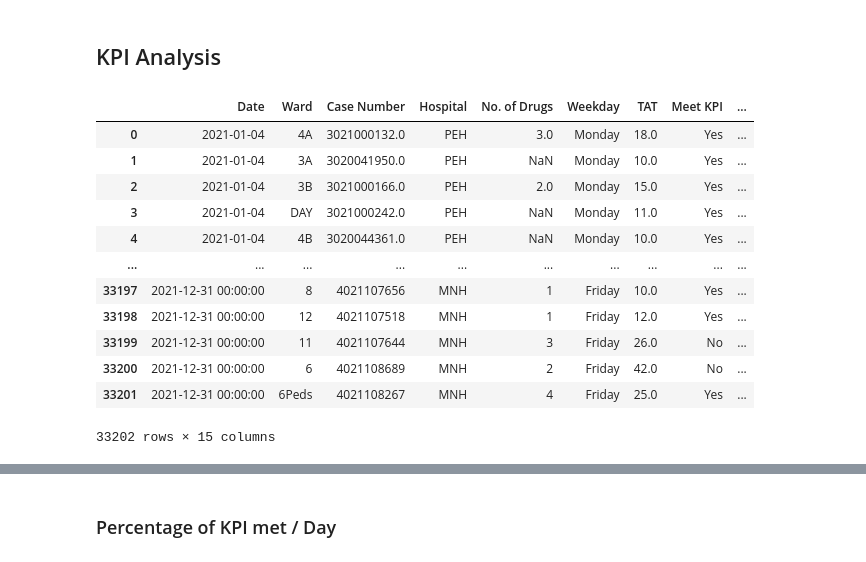
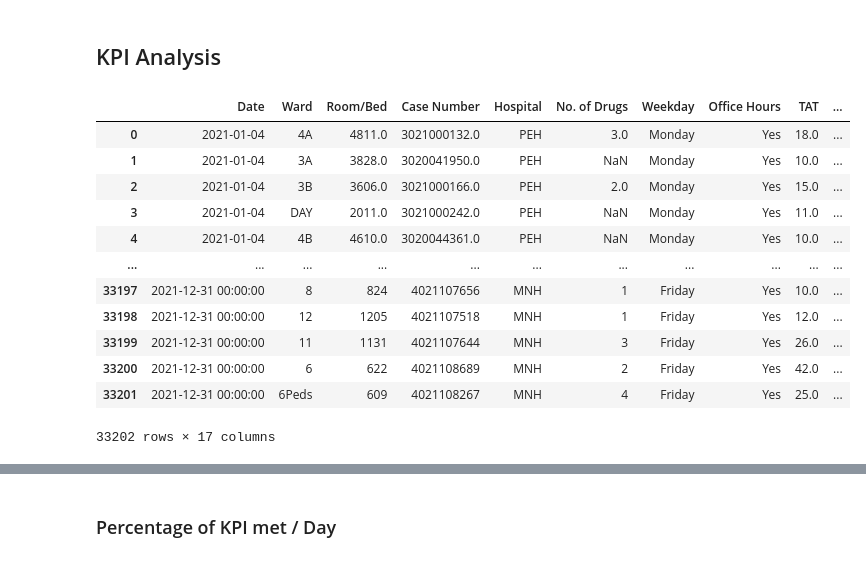
Before and after one commit to RoystonCXW/IS447---Smart-Healthcare, a Jupyter notebook: IS447/System/Code/Pharmacy Dept/Pharmacy_Dept_KPI_Not_Met.ipynb, the cells around one changed output, grey strips where cells are left out. Cells and saved outputs as stored; diff of their text form; code cells hidden in the pictures.

```diff
--- a/IS447/System/Code/Pharmacy Dept/Pharmacy_Dept_KPI_Not_Met.ipynb
+++ b/IS447/System/Code/Pharmacy Dept/Pharmacy_Dept_KPI_Not_Met.ipynb
@@ -40,22 +40,22 @@ memory usage: 12.2+ MB
 ## KPI Analysis
 # %%
 #Extract those that needed only
-df_kpi = df[['Date', 'Ward', 'Case Number', 'Hospital', 'No. of Drugs', 'Weekday', 'TAT', 'Meet KPI', 'Time Taken (Received to Checked)', 'Time Taken (Checked to Dispensed)', 'Avg Time Taken / Day (Received to Checked)', 'Avg Time Taken / Day (Checked to Dispensed)', 'Avg Time Taken / Month (Received to Checked)', 'Avg Time Taken / Month (Checked to Dispensed)', 'Process Time Issue']]
+df_kpi = df[['Date', 'Ward', 'Room/Bed', 'Case Number', 'Hospital', 'No. of Drugs', 'Weekday', 'Office Hours', 'TAT', 'Meet KPI', 'Process Time Issue', 'Time Taken (Received to Checked)', 'Time Taken (Checked to Dispensed)', 'Avg Time Taken / Day (Received to Checked)', 'Avg Time Taken / Day (Checked to Dispensed)', 'Avg Time Taken / Month (Received to Checked)', 'Avg Time Taken / Month (Checked to Dispensed)']]
 df_kpi
 # %% [output]
-|  | Date | Ward | Case Number | Hospital | No. of Drugs | Weekday | TAT | Meet KPI | ... |
-| 0 | 2021-01-04 | 4A | 3021000132.0 | PEH | 3.0 | Monday | 18.0 | Yes | ... |
-| 1 | 2021-01-04 | 3A | 3020041950.0 | PEH | NaN | Monday | 10.0 | Yes | ... |
-| 2 | 2021-01-04 | 3B | 3021000166.0 | PEH | 2.0 | Monday | 15.0 | Yes | ... |
-| 3 | 2021-01-04 | DAY | 3021000242.0 | PEH | NaN | Monday | 11.0 | Yes | ... |
-| 4 | 2021-01-04 | 4B | 3020044361.0 | PEH | NaN | Monday | 10.0 | Yes | ... |
-| ... | ... | ... | ... | ... | ... | ... | ... | ... | ... |
-| 33197 | 2021-12-31 00:00:00 | 8 | 4021107656 | MNH | 1 | Friday | 10.0 | Yes | ... |
-| 33198 | 2021-12-31 00:00:00 | 12 | 4021107518 | MNH | 1 | Friday | 12.0 | Yes | ... |
-| 33199 | 2021-12-31 00:00:00 | 11 | 4021107644 | MNH | 3 | Friday | 26.0 | No | ... |
-| 33200 | 2021-12-31 00:00:00 | 6 | 4021108689 | MNH | 2 | Friday | 42.0 | No | ... |
-| 33201 | 2021-12-31 00:00:00 | 6Peds | 4021108267 | MNH | 4 | Friday | 25.0 | Yes | ... |
+|  | Date | Ward | Room/Bed | Case Number | Hospital | No. of Drugs | Weekday | Office Hours | TAT | ... |
+| 0 | 2021-01-04 | 4A | 4811.0 | 3021000132.0 | PEH | 3.0 | Monday | Yes | 18.0 | ... |
+| 1 | 2021-01-04 | 3A | 3828.0 | 3020041950.0 | PEH | NaN | Monday | Yes | 10.0 | ... |
+| 2 | 2021-01-04 | 3B | 3606.0 | 3021000166.0 | PEH | 2.0 | Monday | Yes | 15.0 | ... |
+| 3 | 2021-01-04 | DAY | 2011.0 | 3021000242.0 | PEH | NaN | Monday | Yes | 11.0 | ... |
+| 4 | 2021-01-04 | 4B | 4610.0 | 3020044361.0 | PEH | NaN | Monday | Yes | 10.0 | ... |
+| ... | ... | ... | ... | ... | ... | ... | ... | ... | ... | ... |
+| 33197 | 2021-12-31 00:00:00 | 8 | 824 | 4021107656 | MNH | 1 | Friday | Yes | 10.0 | ... |
+| 33198 | 2021-12-31 00:00:00 | 12 | 1205 | 4021107518 | MNH | 1 | Friday | Yes | 12.0 | ... |
+| 33199 | 2021-12-31 00:00:00 | 11 | 1131 | 4021107644 | MNH | 3 | Friday | Yes | 26.0 | ... |
+| 33200 | 2021-12-31 00:00:00 | 6 | 622 | 4021108689 | MNH | 2 | Friday | Yes | 42.0 | ... |
+| 33201 | 2021-12-31 00:00:00 | 6Peds | 609 | 4021108267 | MNH | 4 | Friday | Yes | 25.0 | ... |
-33202 rows × 15 columns
+33202 rows × 17 columns
 # %%
 df_kpi[df_kpi['Meet KPI'].isnull()]
 # %% [output]
```
Also changed, not shown: parts of 26 cells of this notebook, 2 other files.
